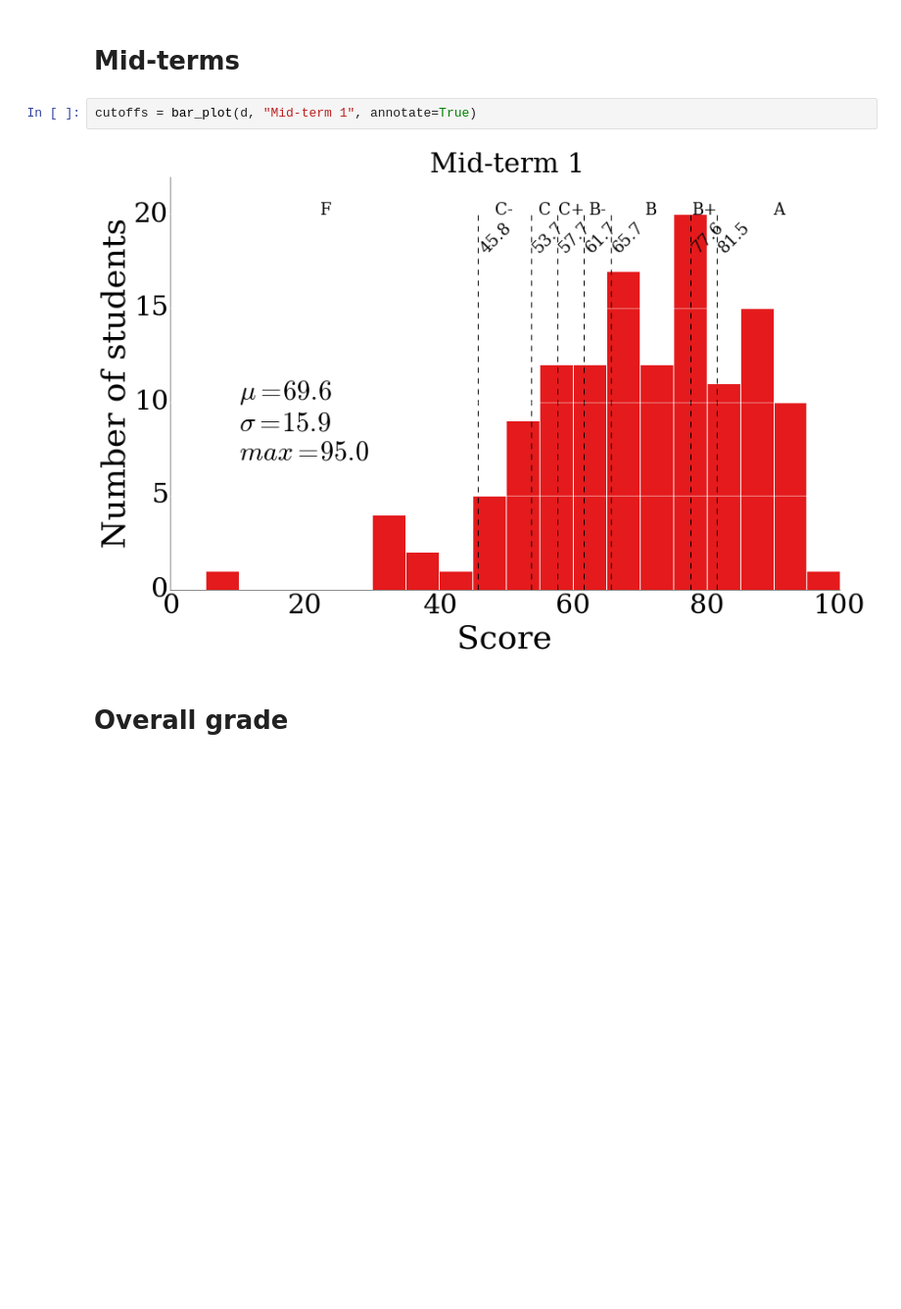
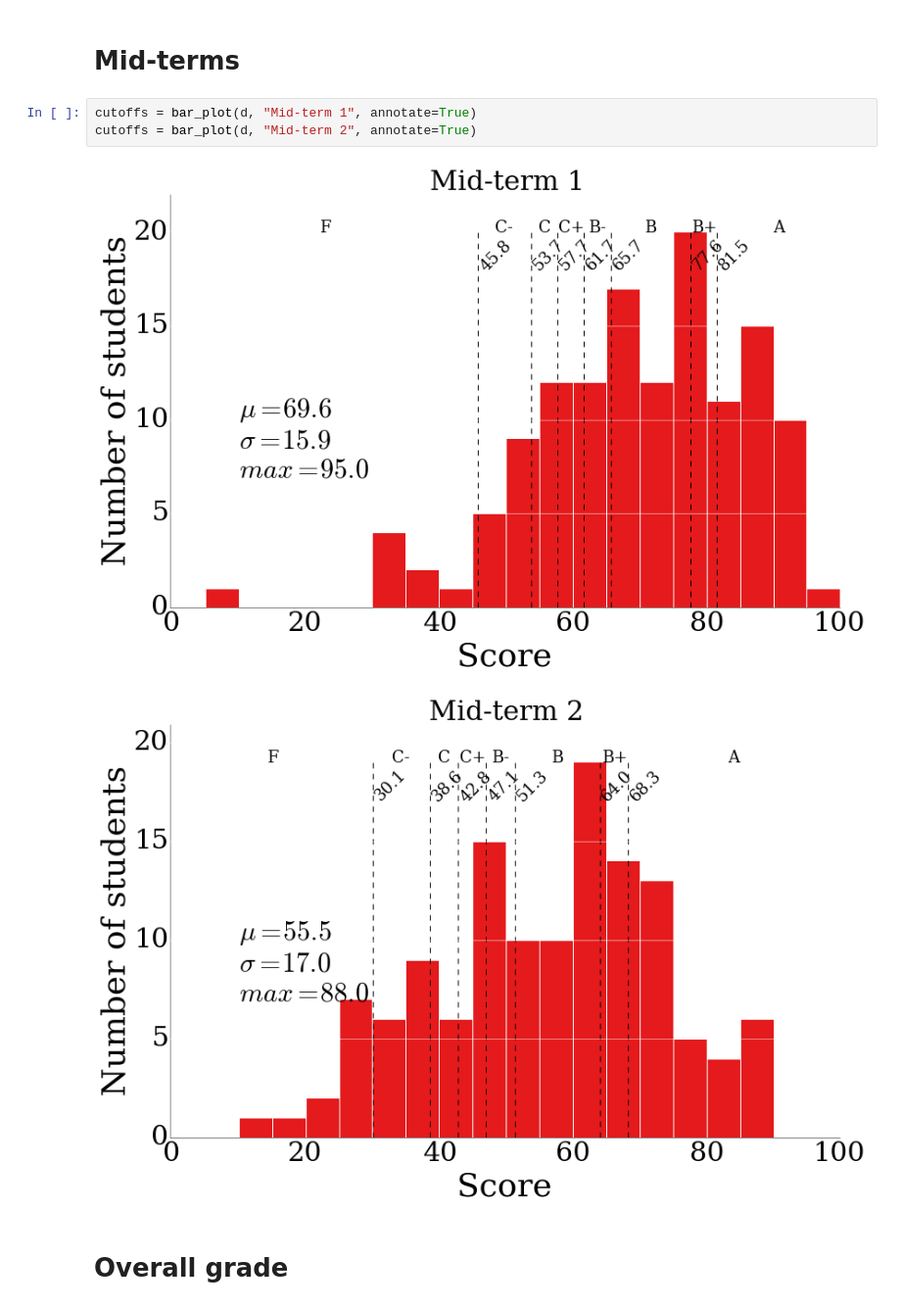
Before and after one commit to materialsvirtuallab/nano106, a Jupyter notebook: grades/Grade Stats.ipynb, the cells around one changed output. Shown: that part at 98% size. Saved outputs shown, nothing was run; the diff lists cells and outputs as text; blank space fills up the shorter version.

```diff
--- a/grades/Grade Stats.ipynb
+++ b/grades/Grade Stats.ipynb
@@ -142,8 +142,10 @@ cutoffs = bar_plot(d, "PS4", annotate=True)
 # Mid-terms
 # %%
 cutoffs = bar_plot(d, "Mid-term 1", annotate=True)
+cutoffs = bar_plot(d, "Mid-term 2", annotate=True)
 # %% [output]
 [figure]
+[figure, added]
 # %% [markdown]
 # Overall grade
 # %%
```
Also changed, not shown: parts of 3 cells of this notebook.
